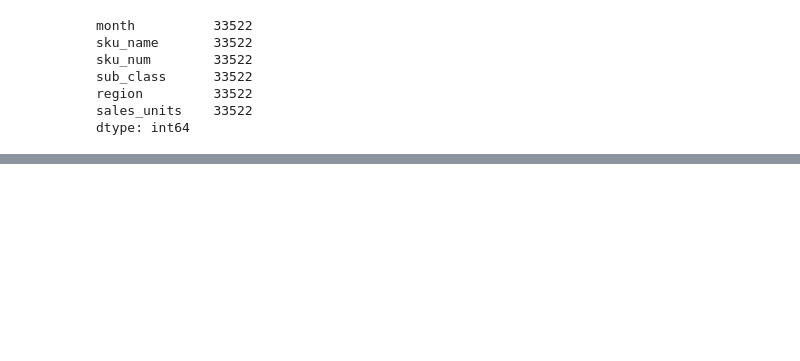
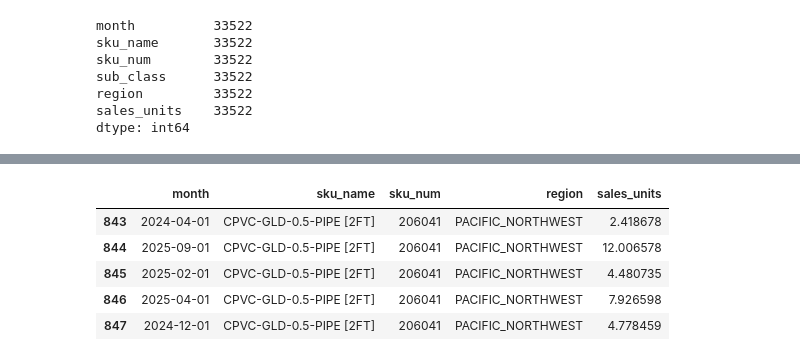
Before and after one commit to Tobywooo/advanced_business_analytics, a Jupyter notebook: sku_level_transform.ipynb, the cells around one changed output, grey strips where cells are left out. Saved outputs shown, nothing was run; the diff lists cells and outputs as text; code cells hidden in the pictures; blank space fills up the shorter version.

```diff
--- a/sku_level_transform.ipynb
+++ b/sku_level_transform.ipynb
@@ -124 +196,11 @@ dtype: int64
+# %%
+df_masked = df_masked[['month', 'sku_name', 'sku_num', 'region', 'sales_units']]
+df_masked.head()
+# %% [output]
+|  | month | sku_name | sku_num | region | sales_units |
+| 843 | 2024-04-01 | CPVC-GLD-0.5-PIPE [2FT] | 206041 | PACIFIC_NORTHWEST | 2.418678 |
+| 844 | 2025-09-01 | CPVC-GLD-0.5-PIPE [2FT] | 206041 | PACIFIC_NORTHWEST | 12.006578 |
+| 845 | 2025-02-01 | CPVC-GLD-0.5-PIPE [2FT] | 206041 | PACIFIC_NORTHWEST | 4.480735 |
+| 846 | 2025-04-01 | CPVC-GLD-0.5-PIPE [2FT] | 206041 | PACIFIC_NORTHWEST | 7.926598 |
+| 847 | 2024-12-01 | CPVC-GLD-0.5-PIPE [2FT] | 206041 | PACIFIC_NORTHWEST | 4.778459 |
 # %%
```
Also changed, not shown: parts of 8 cells of this notebook.
